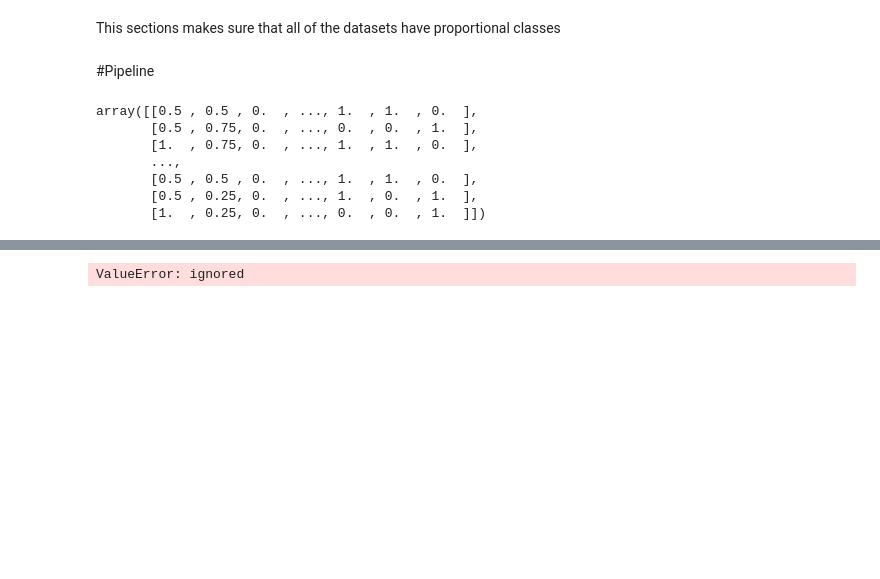
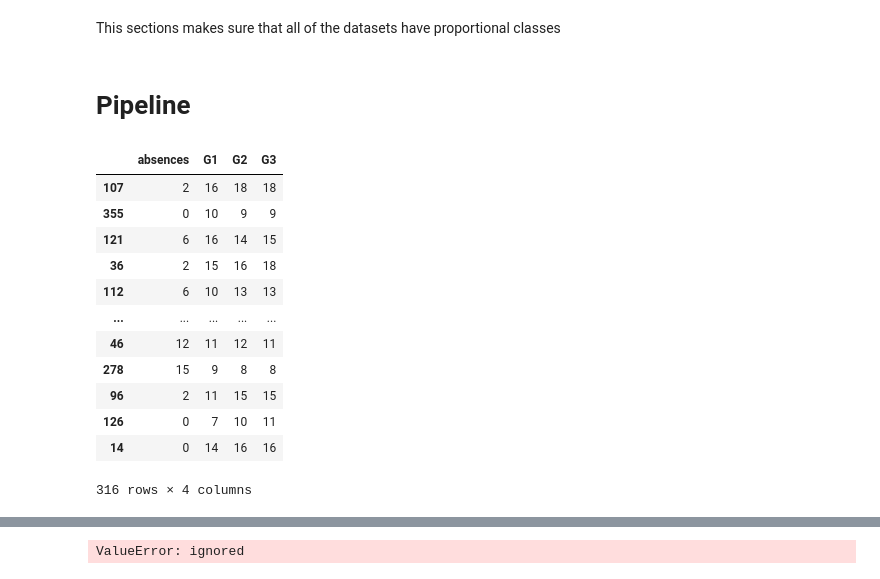
Before and after one commit to romanfen/F21DL-G6, a Jupyter notebook: Student_Performance_Model.ipynb, the cells around one changed output, grey strips where cells are left out. Cells and saved outputs as stored; diff of their text form; code cells hidden in the pictures; blank space fills up the shorter version.

```diff
--- a/Student_Performance_Model.ipynb
+++ b/Student_Performance_Model.ipynb
@@ -177,6 +179,9 @@ school_data - This dataset will contain information relating to a students schoo
 activities_data = students[['activities','romantic','freetime','goout','Dalc','Walc','G1','G2','G3','G3_cat']]
 family_data = students[['famsize','Pstatus','Medu','Fedu','Mjob','Fjob','guardian','famsup','internet','G1','G2','G3','G3_cat']]
 school_data = students[['school','studytime','failures','schoolsup','paid','nursery','higher','absences','G1','G2','G3','G3_cat']]
+personal_data = students[['school','sex','age','Dalc','Walc','health','absences','G1','G2','G3','G3_cat']]
+
+subsets = [activities_data, family_data, school_data, personal_data]
 # %% [markdown]
 # Stratified Splitting
 # %%
@@ -256,7 +270,7 @@ activities_data = activities_data.drop(['G3_cat'], axis=1)
 # %% [markdown]
 This sections makes sure that all of the datasets have proportional classes
 # %% [markdown]
-#Pipeline
+# Pipeline
 # %%
 # Pipeline
 from sklearn.pipeline import Pipeline
@@ -282,2 +296,19 @@ full_pipeline = ColumnTransformer([
   ])
+# %%
+temp = personal_train.drop(['school','sex','age','Dalc','Walc','health','G3_cat'],axis=1)
+temp
+# %% [output]
+|  | absences | G1 | G2 | G3 |
+| 107 | 2 | 16 | 18 | 18 |
+| 355 | 0 | 10 | 9 | 9 |
+| 121 | 6 | 16 | 14 | 15 |
+| 36 | 2 | 15 | 16 | 18 |
+| 112 | 6 | 10 | 13 | 13 |
+| ... | ... | ... | ... | ... |
+| 46 | 12 | 11 | 12 | 11 |
+| 278 | 15 | 9 | 8 | 8 |
+| 96 | 2 | 11 | 15 | 15 |
+| 126 | 0 | 7 | 10 | 11 |
+| 14 | 0 | 14 | 16 | 16 |
+316 rows × 4 columns
 # %%
@@ -285,10 +316,0 @@ activities_prep = full_pipeline.fit_transform(activities_train)
-# %%
-activities_prep
-# %% [output]
-array([[0.5 , 0.5 , 0.  , ..., 1.  , 1.  , 0.  ],
-       [0.5 , 0.75, 0.  , ..., 0.  , 0.  , 1.  ],
-       [1.  , 0.75, 0.  , ..., 1.  , 1.  , 0.  ],
-       ...,
-       [0.5 , 0.5 , 0.  , ..., 1.  , 1.  , 0.  ],
-       [0.5 , 0.25, 0.  , ..., 1.  , 0.  , 1.  ],
-       [1.  , 0.25, 0.  , ..., 0.  , 0.  , 1.  ]])
```
Also changed, not shown: parts of 41 cells of this notebook.
